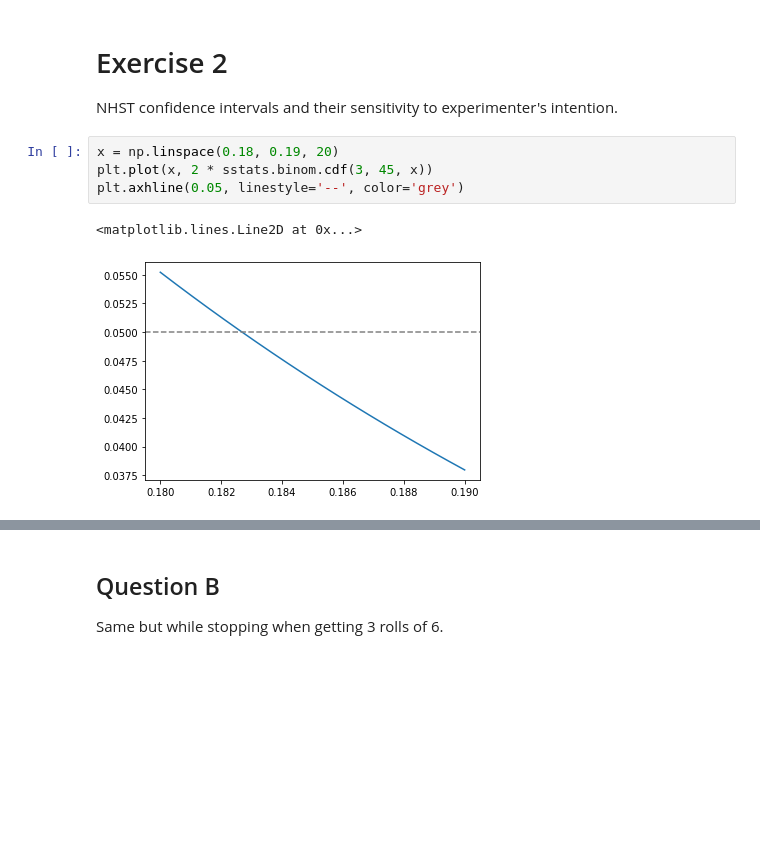
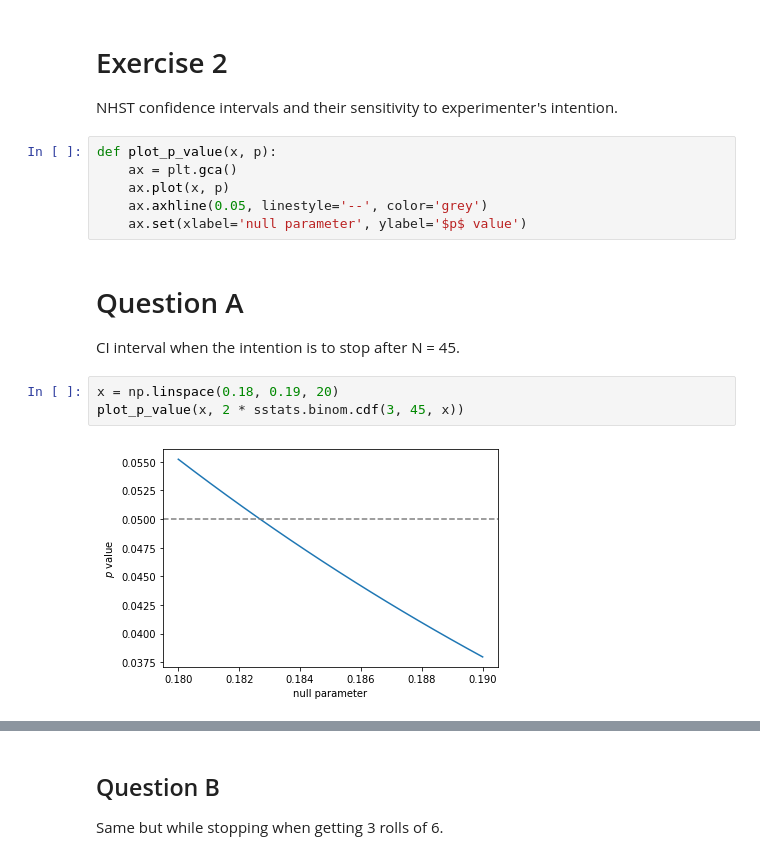
Before and after one commit to Nagasaki45/dbdapy, a Jupyter notebook: ch11.ipynb, the cells around one changed output, grey strips where cells are left out. Cells and saved outputs as stored; diff of their text form; blank space fills up the shorter version.

```diff
--- a/ch11.ipynb
+++ b/ch11.ipynb
@@ -49,12 +52,20 @@ In this case we will reject the null hypothesis as the two tailed $p$ value is s
 # Exercise 2
 
 NHST confidence intervals and their sensitivity to experimenter's intention.
+# %%
+def plot_p_value(x, p):
+    ax = plt.gca()
+    ax.plot(x, p)
+    ax.axhline(0.05, linestyle='--', color='grey')
+    ax.set(xlabel='null parameter', ylabel='$p$ value')
+# %% [markdown]
+# Question A
+
+CI interval when the intention is to stop after N = 45.
 # %%
 x = np.linspace(0.18, 0.19, 20)
-plt.plot(x, 2 * sstats.binom.cdf(3, 45, x))
-plt.axhline(0.05, linestyle='--', color='grey')
+plot_p_value(x, 2 * sstats.binom.cdf(3, 45, x))
 # %% [output]
-<matplotlib.lines.Line2D at 0x...>
-[figure, old version]
+[figure, new version]
 # %%
 x = np.linspace(0.01, 0.02, 20)
```
Also changed, not shown: parts of 8 cells of this notebook.
